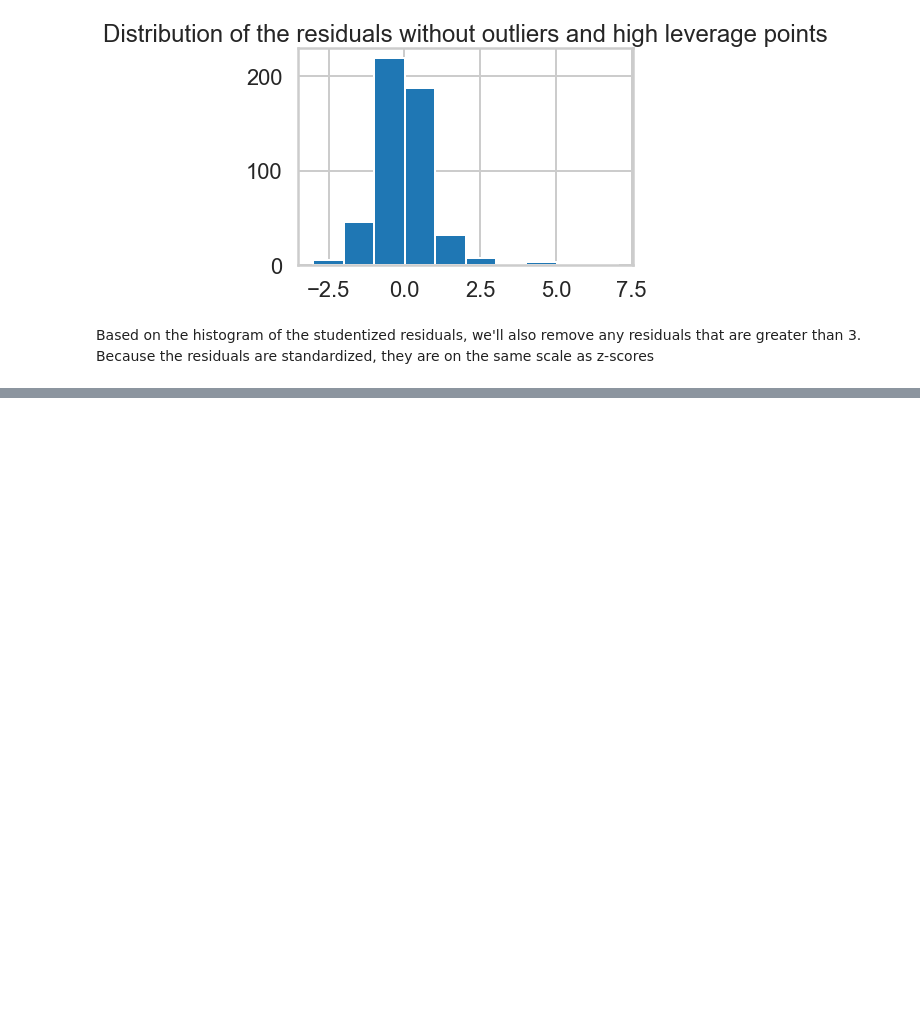
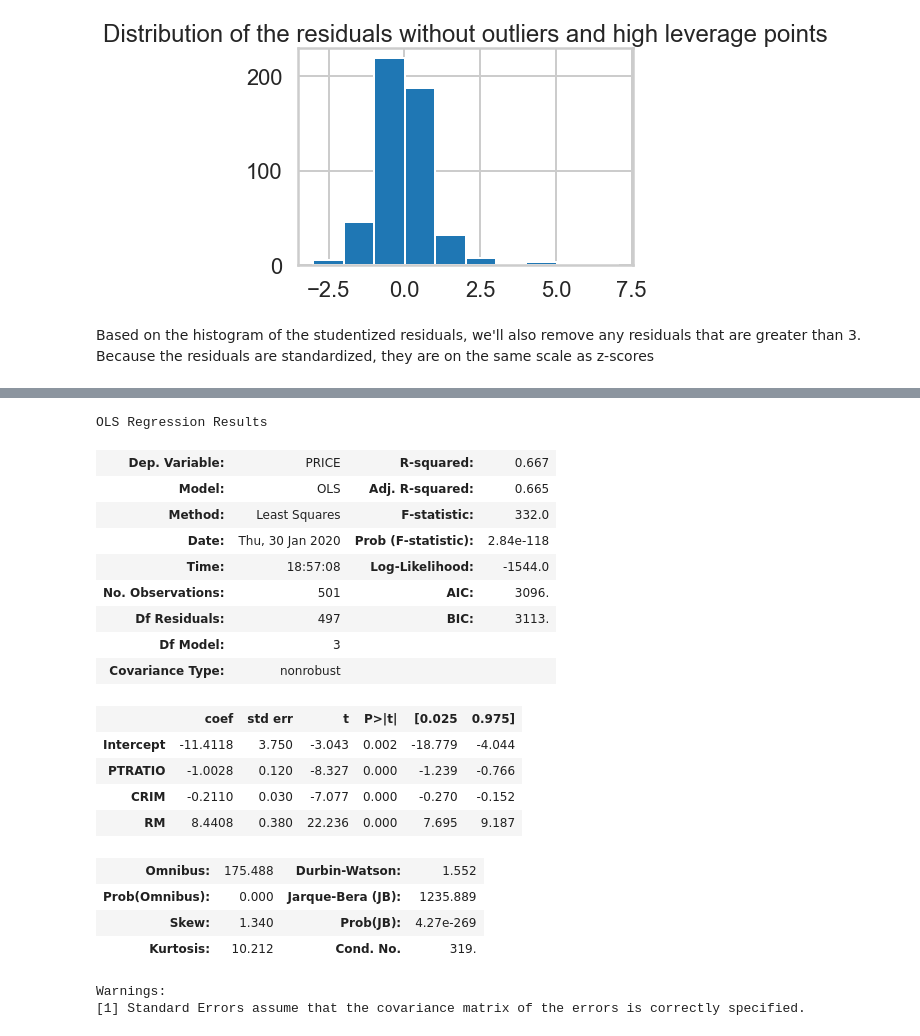
Before and after one commit to a-kantur/Springboard, a Jupyter notebook: linear_regression/Mini_Project_Linear_Regression.ipynb, the cells around one changed output, grey strips where cells are left out. Drawn from its saved outputs; the diff is of its cells as text; code cells hidden in the pictures; blank space fills up the shorter version.

```diff
--- a/linear_regression/Mini_Project_Linear_Regression.ipynb
+++ b/linear_regression/Mini_Project_Linear_Regression.ipynb
@@ -994,0 +1024,24 @@ remove = np.concatenate([high_leverage_points[0], high_studentized_resid[0]])
+# %%
+m3.summary()
+# %% [output]
+OLS Regression Results
+| Dep. Variable: | PRICE | R-squared: | 0.667 |
+| Model: | OLS | Adj. R-squared: | 0.665 |
+| Method: | Least Squares | F-statistic: | 332.0 |
+| Date: | Thu, 30 Jan 2020 | Prob (F-statistic): | 2.84e-118 |
+| Time: | 18:57:08 | Log-Likelihood: | -1544.0 |
+| No. Observations: | 501 | AIC: | 3096. |
+| Df Residuals: | 497 | BIC: | 3113. |
+| Df Model: | 3 |  |  |
+| Covariance Type: | nonrobust |  |  |
+|  | coef | std err | t | P>|t| | [0.025 | 0.975] |
+| Intercept | -11.4118 | 3.750 | -3.043 | 0.002 | -18.779 | -4.044 |
+| PTRATIO | -1.0028 | 0.120 | -8.327 | 0.000 | -1.239 | -0.766 |
+| CRIM | -0.2110 | 0.030 | -7.077 | 0.000 | -0.270 | -0.152 |
+| RM | 8.4408 | 0.380 | 22.236 | 0.000 | 7.695 | 9.187 |
+| Omnibus: | 175.488 | Durbin-Watson: | 1.552 |
+| Prob(Omnibus): | 0.000 | Jarque-Bera (JB): | 1235.889 |
+| Skew: | 1.340 | Prob(JB): | 4.27e-269 |
+| Kurtosis: | 10.212 | Cond. No. | 319. |
+Warnings:
+[1] Standard Errors assume that the covariance matrix of the errors is correctly specified.
```
Also changed, not shown: parts of 12 cells of this notebook, 1 other file.
